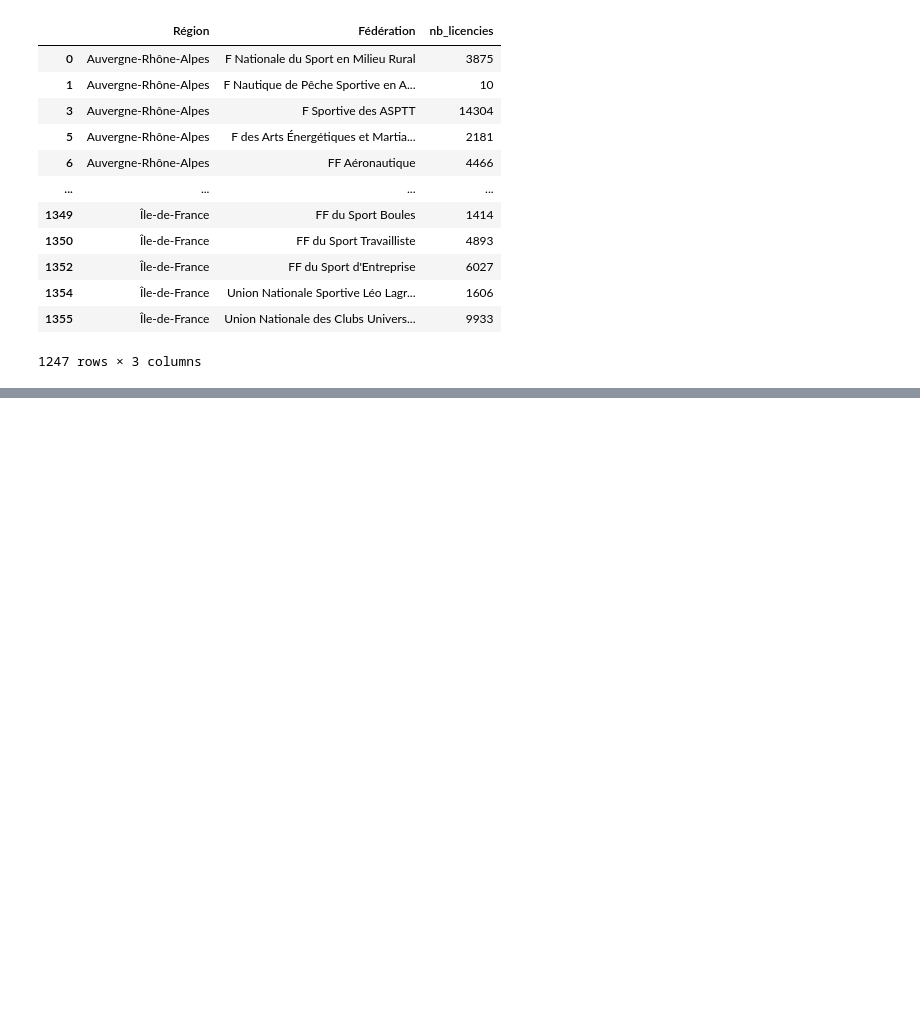
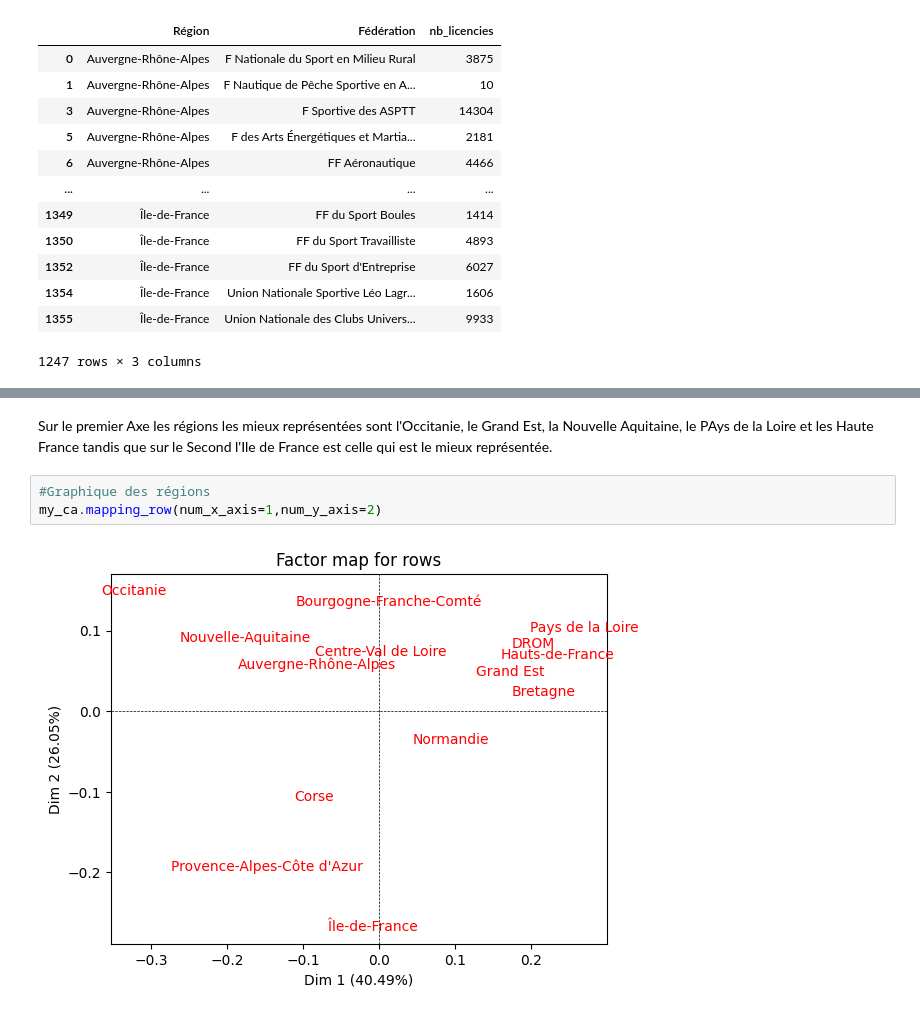
Before and after one commit to paulrsnn/projet-python, a Jupyter notebook: Classification.ipynb, the cells around one changed output, grey strips where cells are left out. Drawn from its saved outputs; the diff is of its cells as text; blank space fills up the shorter version.

```diff
--- a/Classification.ipynb
+++ b/Classification.ipynb
@@ -84,0 +177,7 @@ sports_plus_pratiques_par_region(sport_region)
+# %% [markdown]
+Sur le premier Axe les régions les mieux représentées sont l'Occitanie, le Grand Est, la Nouvelle Aquitaine, le PAys de la Loire et les Haute France tandis que sur le Second l'Ile de France est celle qui est le mieux représentée.
+# %%
+#Graphique des régions
+my_ca.mapping_row(num_x_axis=1,num_y_axis=2)
+# %% [output]
+[figure, added]
```
Also changed, not shown: parts of 16 cells of this notebook, 1 other file.
